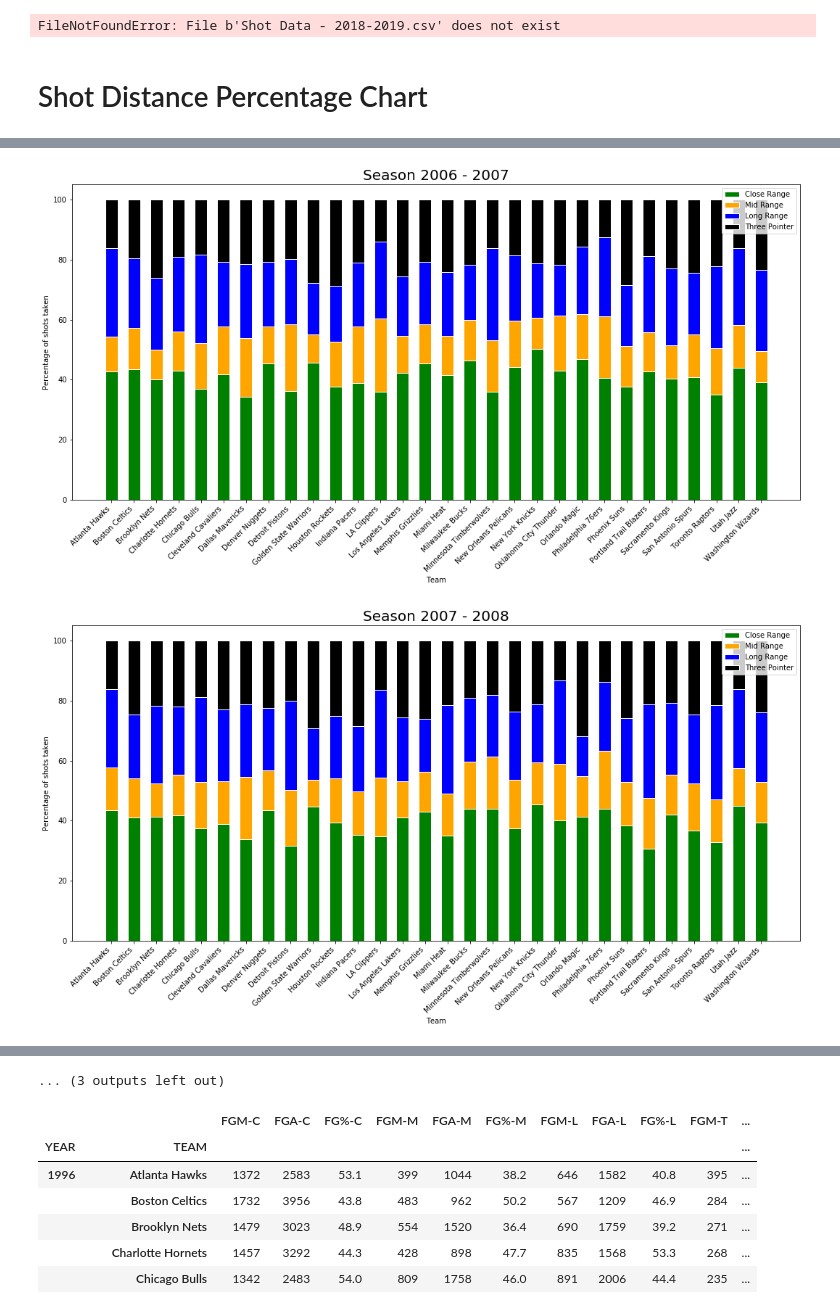
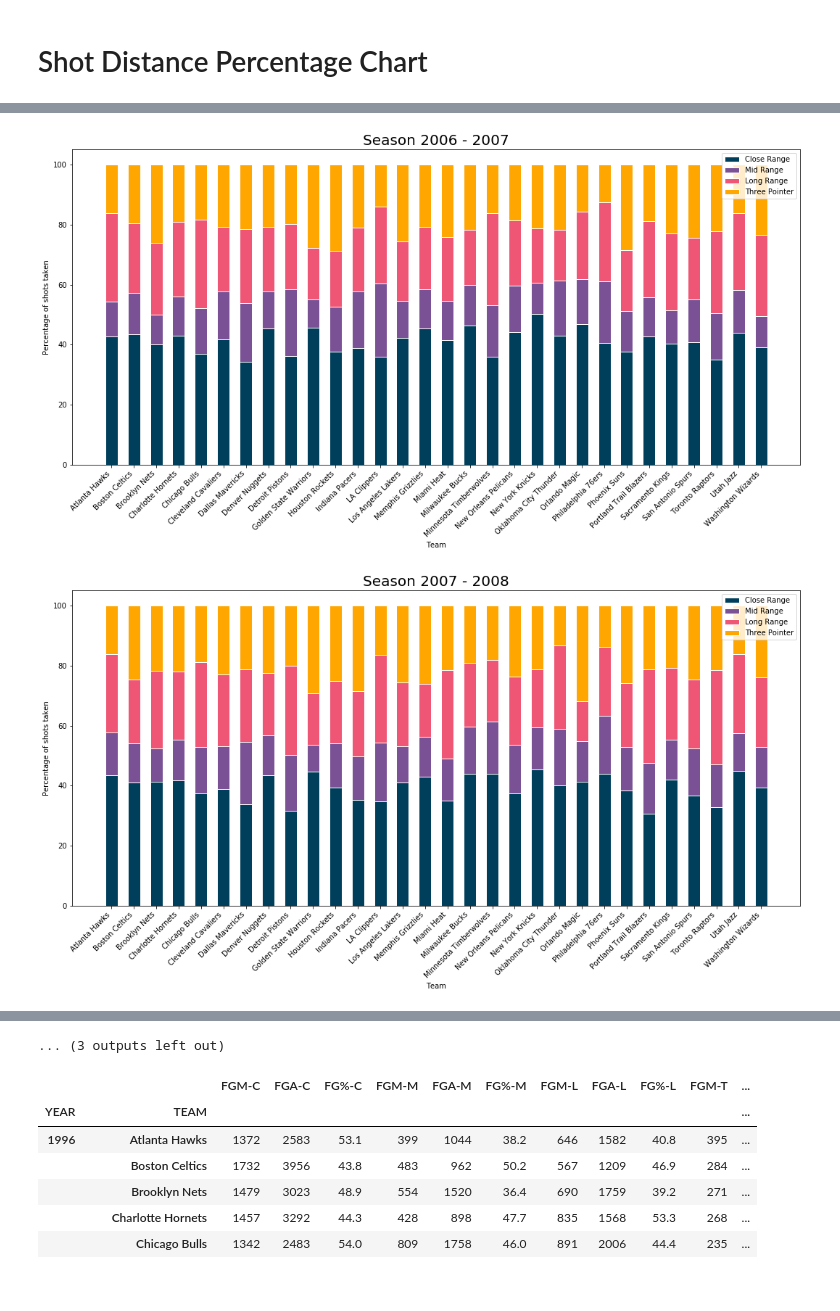
Before and after one commit to easonychang/HotShot-NBAEdition, a Jupyter notebook: Early_analysis.ipynb, the cells around one changed output, grey strips where cells are left out. Saved outputs shown, nothing was run; the diff lists cells and outputs as text; code cells hidden in the pictures.

Commit message:
change color schemes for the shot percentage graphs

```diff
--- a/Early_analysis.ipynb
+++ b/Early_analysis.ipynb
@@ -242,9 +257,7 @@ plt.show()
 # %%
 #test2019 = pd.read_csv('Shot Data - CSV/Shot Data - 2018-2019.csv')
-test2019 = pd.read_csv('Shot Data - 2018-2019.csv')
-test2019.head()
+#test2019 = pd.read_csv('Shot Data - 2018-2019.csv')
+#test2019.head()
-# %% [output]
-FileNotFoundError: File b'Shot Data - 2018-2019.csv' does not exist
 # %% [markdown]
 # Shot Distance Percentage Chart
 # %%
@@ -276,14 +289,14 @@ for year in range(2004, 2019):
   team = a.loc[2018].index
 
   barWidth = 0.55
-  # Create green Bars
-  p1 = plt.bar(team, close, color='green', edgecolor='white', width=barWidth)
-  # Create orange Bars
-  p2 = plt.bar(team, mid, bottom=close, color='orange', edgecolor='white', width=barWidth)
-  # Create blue Bars
-  p3 = plt.bar(team, long, bottom=[i+j for i,j in zip(close, mid)], color='blue', edgecolor='white', width=barWidth)
-  # Create black Bars
-  p4 = plt.bar(team, threes, bottom=[i+j+k for i,j,k in zip(close, mid, long)], color='black', edgecolor='white', width=barWidth)
+
+  p1 = plt.bar(team, close, color='#003f5c', edgecolor='white', width=barWidth)
+
+  p2 = plt.bar(team, mid, bottom=close, color='#7a5195', edgecolor='white', width=barWidth)
+
+  p3 = plt.bar(team, long, bottom=[i+j for i,j in zip(close, mid)], color='#ef5675', edgecolor='white', width=barWidth)
+
+  p4 = plt.bar(team, threes, bottom=[i+j+k for i,j,k in zip(close, mid, long)], color='#ffa600', edgecolor='white', width=barWidth)
 
   plt.setp(plt.gca().get_xticklabels(), rotation=45, horizontalalignment='right')
 
@@ -299,2 +312,2 @@ for year in range(2004, 2019):
-[figure, old version]
+[figure, new version]
-[figure, old version]
+[figure, new version]
```
Also changed, not shown: parts of 14 cells of this notebook.
